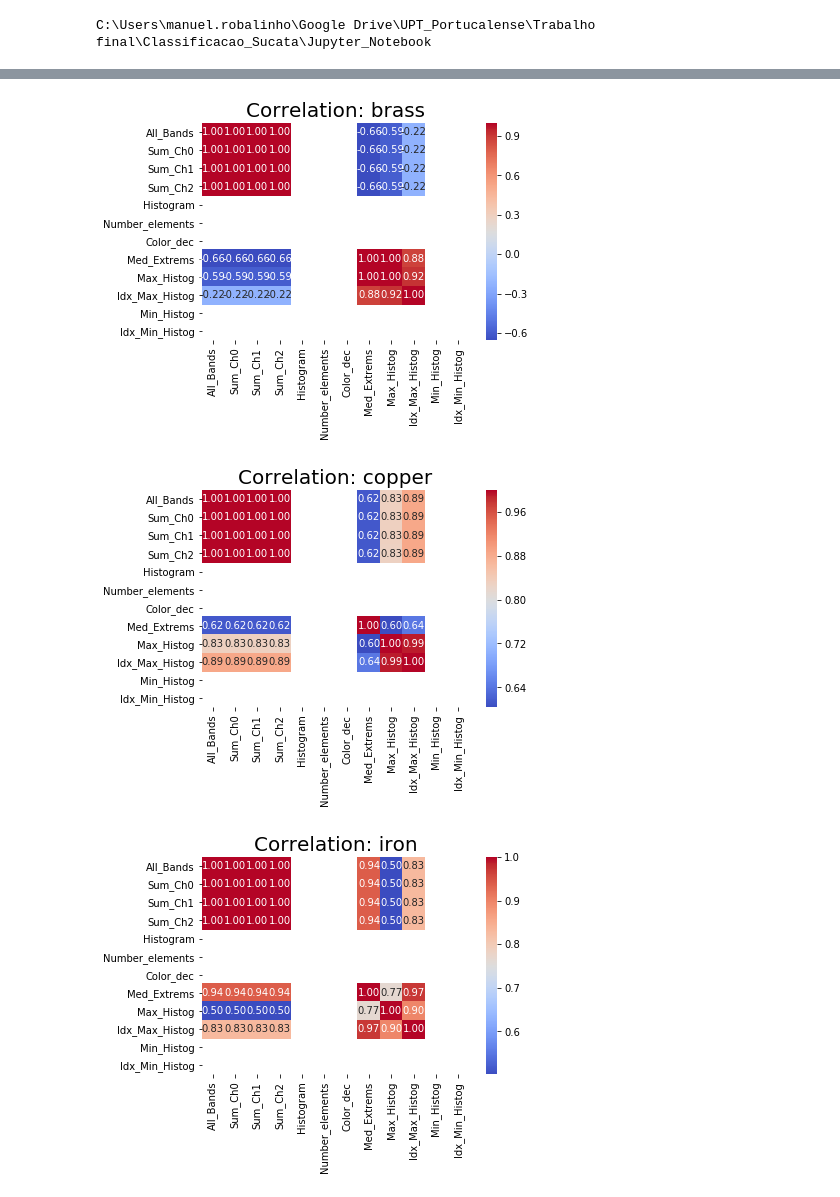
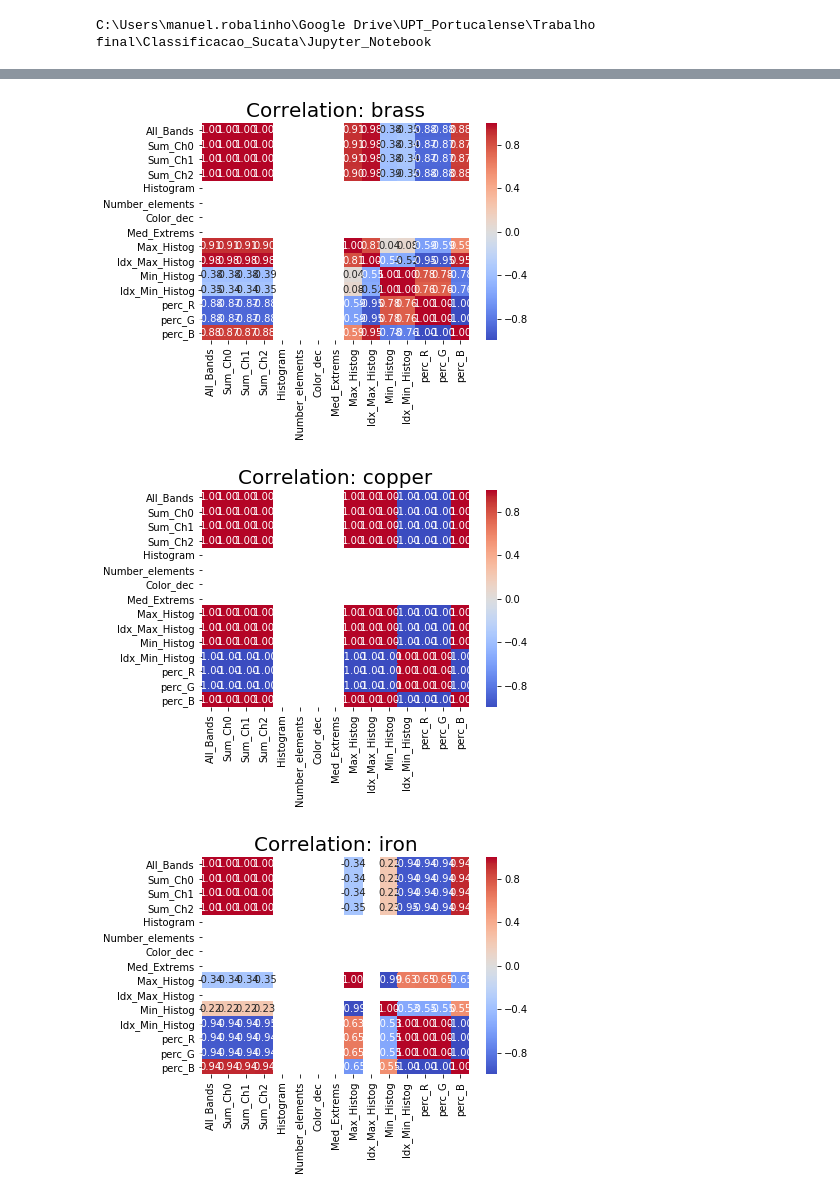
Before and after one commit to MRobalinho/Scrap_Multispectral_Images, a Jupyter notebook: Multi_Spectral_Analyse_01.ipynb, the cells around one changed output, grey strips where cells are left out. Cells and saved outputs as stored; diff of their text form; code cells hidden in the pictures.

```diff
--- a/Multi_Spectral_Analyse_01.ipynb
+++ b/Multi_Spectral_Analyse_01.ipynb
@@ -17,8 +20,9 @@ print(currDir)
 # %% [output]
 C:\Users\manuel.robalinho\Google Drive\UPT_Portucalense\Trabalho final\Classificacao_Sucata\Jupyter_Notebook
 # %%
+# Create path
 xfile  = 'upt_data.xlsx'  # Excel file
-xsheet = 'imagedata01'   # Excel Sheet
+xsheet = 'imagedata06'   # Excel Sheet
 
 arq_xls = mypath + '/'+xfile
 # %%
@@ -133,25 +289,25 @@ plot_corr(df_x,'aluminum',xsheet)
 # %%
-material = 'brass'
+material = 'Brass'
 df_x = df[df['Material']== material]
 
 # Plot Correlation
 plot_corr(df_x,'brass',xsheet)
 # %% [output]
-[figure, old version]
+[figure, new version]
 # %%
-material = 'copper'
+material = 'Copper'
 df_x = df[df['Material']== material]
 
 # Plot Correlation
 plot_corr(df_x,'copper',xsheet)
 # %% [output]
-[figure, old version]
+[figure, new version]
 # %%
-material = 'iron'
+material = 'Iron'
 df_x = df[df['Material']== material]
 
 # Plot Correlation
 plot_corr(df_x,'iron',xsheet)
 # %% [output]
-[figure, old version]
+[figure, new version]
 # %%
```
Also changed, not shown: parts of 35 cells of this notebook, 2 other files.
